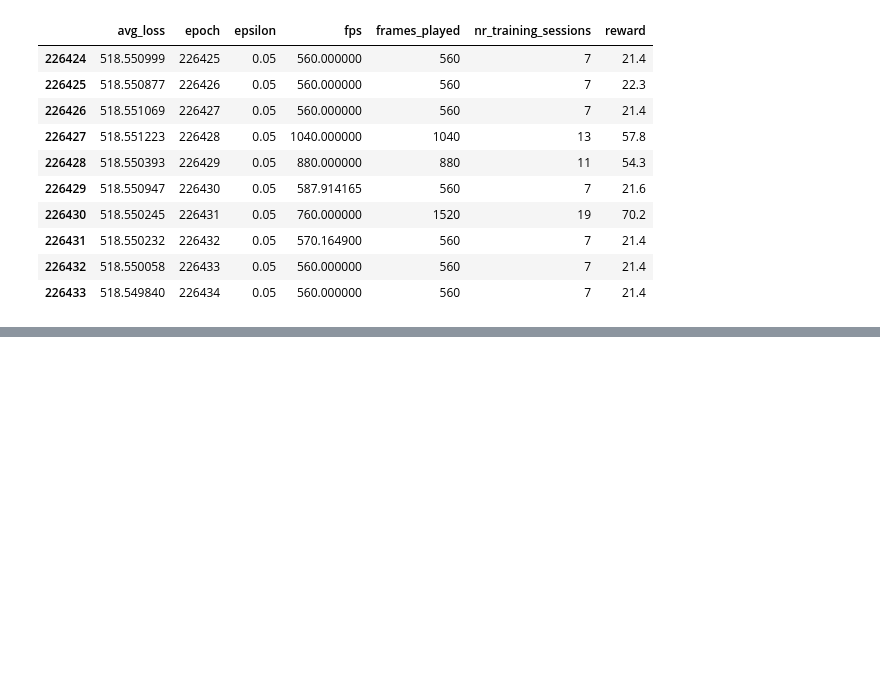
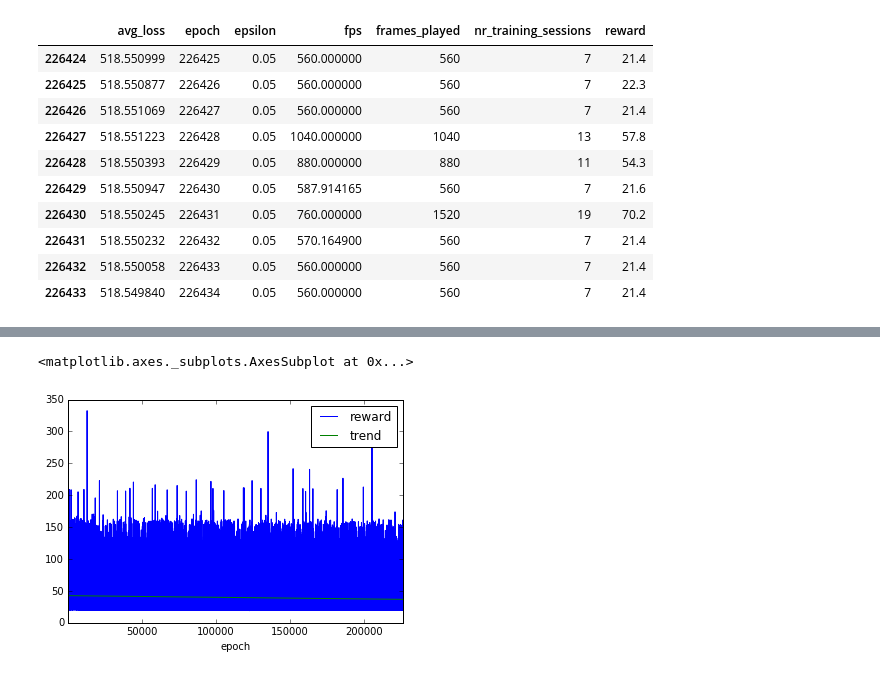
Before and after one commit to PeerM/neslearn_bachelor, a Jupyter notebook: hsa/notebooks/evaluate_v_keras.ipynb, the cells around one changed output, grey strips where cells are left out. Cells and saved outputs as stored; diff of their text form; code cells hidden in the pictures; blank space fills up the shorter version.

```diff
--- a/hsa/notebooks/evaluate_v_keras.ipynb
+++ b/hsa/notebooks/evaluate_v_keras.ipynb
@@ -108,0 +150,9 @@ array([[<matplotlib.axes._subplots.AxesSubplot object at 0x...>,
+# %%
+model = pandas.ols(y=df['reward'],x=df['epoch'])
+# %%
+trend = model.predict(x=df['epoch'])
+# %%
+pandas.DataFrame(index=df['epoch'], data={'reward': df['reward'], 'trend': trend}).plot()
+# %% [output]
+<matplotlib.axes._subplots.AxesSubplot at 0x...>
+[figure, added]
```
Also changed, not shown: parts of 13 cells of this notebook, 1 other file.
